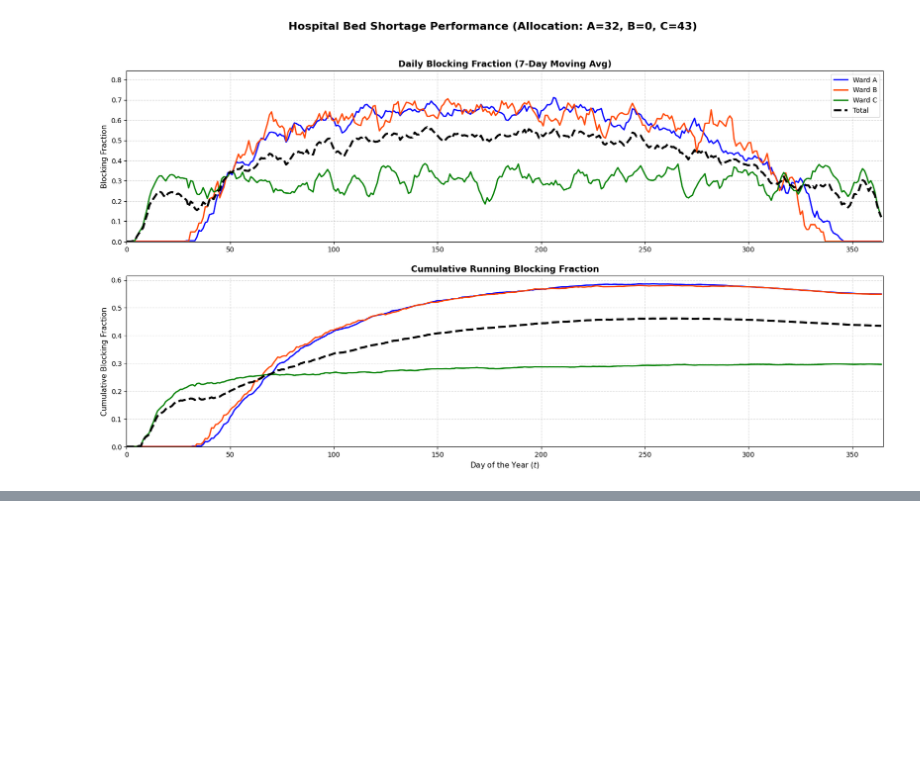
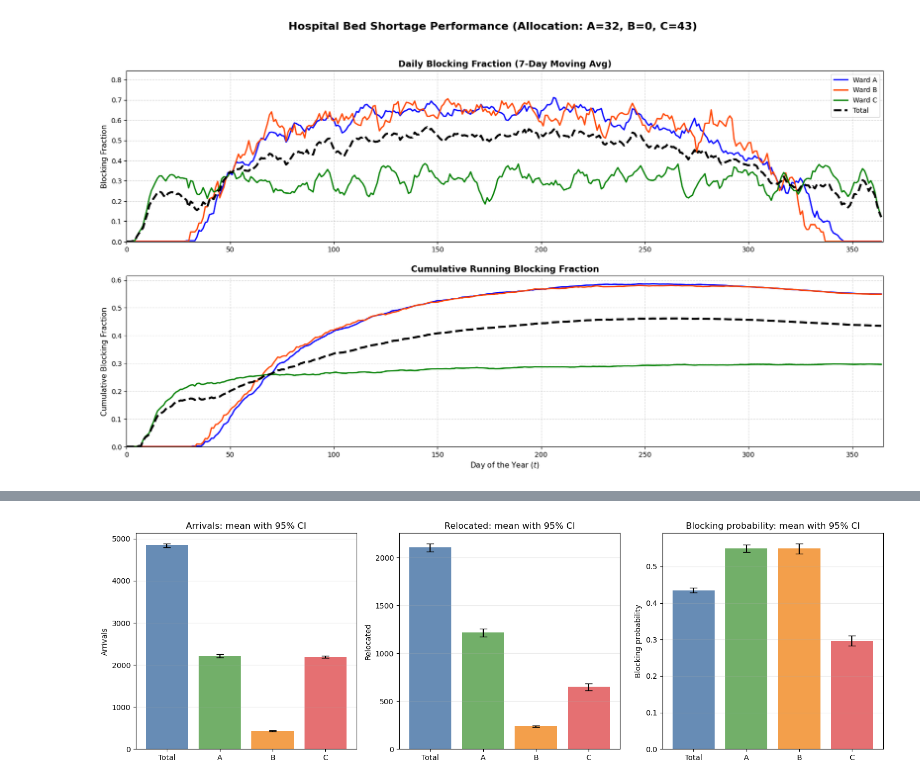
Before and after one commit to markus1573/stokastisk-simulering, a Jupyter notebook: project2_code.ipynb, the cells around one changed output, grey strips where cells are left out. Saved outputs shown, nothing was run; the diff lists cells and outputs as text; code cells hidden in the pictures; blank space fills up the shorter version.

Commit message:
plot varaince

```diff
--- a/project2_code.ipynb
+++ b/project2_code.ipynb
@@ -1141,0 +1214,49 @@ plt.show()
+# %%
+def unpack(metric_names):
+    means = []
+    half = []
+    for m in metric_names:
+        mean, sd, lo, hi = ci_summary[m]
+        means.append(mean)
+        half.append((hi - lo) / 2.0)
+    return np.array(means, dtype=float), np.array(half, dtype=float)
+
+arr_metrics = ["arrivals_total", "arrivals_A", "arrivals_B", "arrivals_C"]
+rel_metrics = ["relocated_total", "relocated_A", "relocated_B", "relocated_C"]
+blk_metrics = ["blocking_total", "blocking_A", "blocking_B", "blocking_C"]
+labels = ["Total", "A", "B", "C"]
+
+arr_mean, arr_err = unpack(arr_metrics)
+rel_mean, rel_err = unpack(rel_metrics)
+blk_mean, blk_err = unpack(blk_metrics)
+
+x = np.arange(len(labels))
+colors = ["#4c78a8", "#59a14f", "#f28e2b", "#e15759"]
+
+fig, axes = plt.subplots(1, 3, figsize=(15, 4.8), sharex=False)
+
+axes[0].bar(x, arr_mean, yerr=arr_err, capsize=5, alpha=0.85, color=colors)
+axes[0].set_title("Arrivals: mean with 95% CI")
+axes[0].set_xticks(x)
+axes[0].set_xticklabels(labels)
+axes[0].set_ylabel("Arrivals")
+axes[0].grid(axis="y", alpha=0.25)
+
+axes[1].bar(x, rel_mean, yerr=rel_err, capsize=5, alpha=0.85, color=colors)
+axes[1].set_title("Relocated: mean with 95% CI")
+axes[1].set_xticks(x)
+axes[1].set_xticklabels(labels)
+axes[1].set_ylabel("Relocated")
+axes[1].grid(axis="y", alpha=0.25)
+
+axes[2].bar(x, blk_mean, yerr=blk_err, capsize=5, alpha=0.85, color=colors)
+axes[2].set_title("Blocking probability: mean with 95% CI")
+axes[2].set_xticks(x)
+axes[2].set_xticklabels(labels)
+axes[2].set_ylabel("Blocking probability")
+axes[2].grid(axis="y", alpha=0.25)
+
+plt.tight_layout()
+plt.show()
+# %% [output]
+[figure, added]
```
Also changed, not shown: parts of 3 cells of this notebook.
